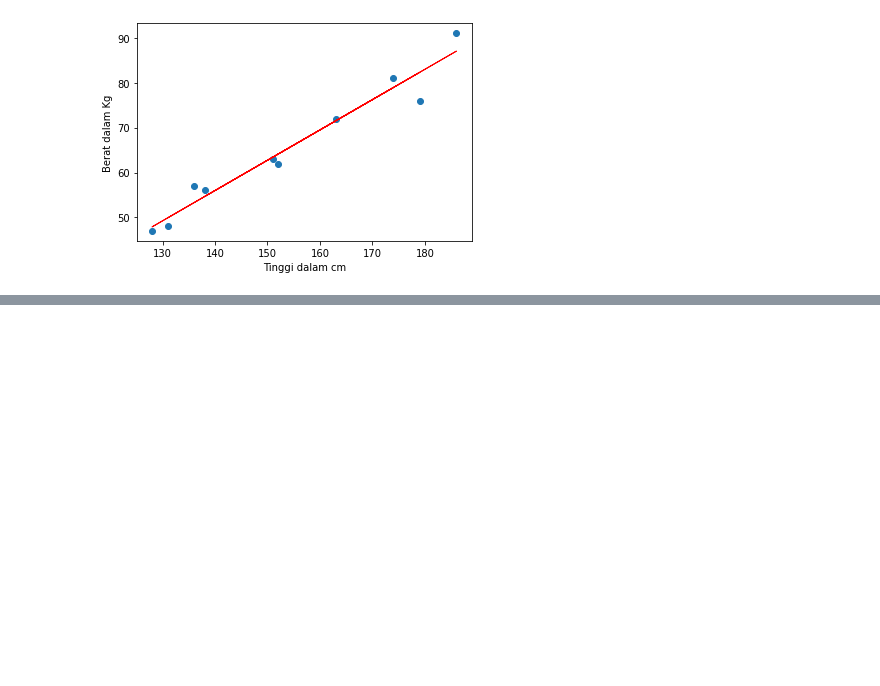
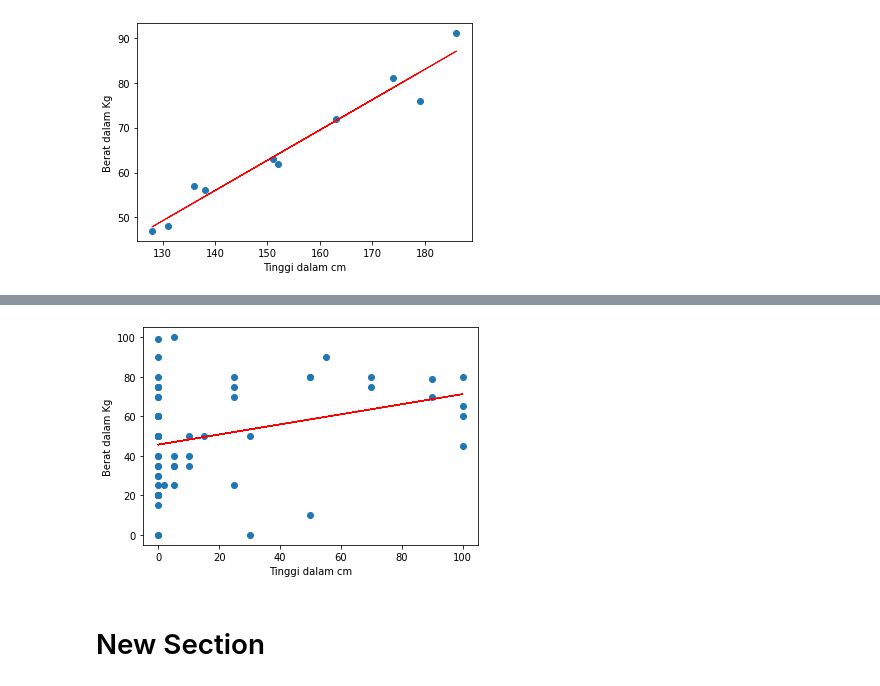
Before and after one commit to ikhsan15/kBuatanIkhsanNur, a Jupyter notebook: uts_cerdas_buat.ipynb, the cells around one changed output, grey strips where cells are left out. Drawn from its saved outputs; the diff is of its cells as text; code cells hidden in the pictures; blank space fills up the shorter version.

```diff
--- a/uts_cerdas_buat.ipynb
+++ b/uts_cerdas_buat.ipynb
@@ -144,0 +187,33 @@ Intercept : -38.45508707607701
+# %%
+import numpy as np
+import pandas as pd
+from matplotlib import pyplot as plt
+from sklearn.linear_model import LinearRegression
+from sklearn.metrics import mean_squared_error
+from sklearn import linear_model
+df = pd.DataFrame([
+                    [90,70],[10,35],[5,35],[0,60],[25,75],[0,20],[0,60],[5,100],[70,75],[0,40],
+                    [0,60],[70,80],[90,79],[50,80],[0,20],[0,35],[0,20],[0,15],[0,50],[0,99],
+                    [0,50],[0,30],[25,80],[100,80],[0,70],[5,40],[2,25],[0,70],[0,75],[100,60],
+                    [0,75],[0,80],[5,35],[0,60],[30,50],[0,50],[0,75],[0,20],[0,40],[0,0],
+                    [10,50],[0,30],[100,45],[0,90],[5,25],[0,50],[0,20],[50,80],[10,40],[0,35],
+                    [0,0],[25,70],[25,25],[55,90],[15,50],[0,50],[100,65],[30,0],[50,10],[0,60],
+                    [0,25]
+                  ])
+
+df.columns = ['x', 'y']
+x_train = df['x'].values[:, np.newaxis]
+y_train = df['y'].values
+lm.fit(x_train, y_train)
+
+pb = lm.predict(x_train)
+dfc = pd.DataFrame({'x': df['x'],'y':pb})
+plt.scatter(df['x'],df['y'])
+plt.plot(dfc['x'],dfc['y'],color='red',linewidth=1)
+plt.xlabel('Tinggi dalam cm')
+plt.ylabel('Berat dalam Kg')
+plt.show()
+# %% [output]
+[figure, added]
+# %% [markdown]
+# New Section
```
Also changed, not shown: parts of 6 cells of this notebook, 1 other file.
